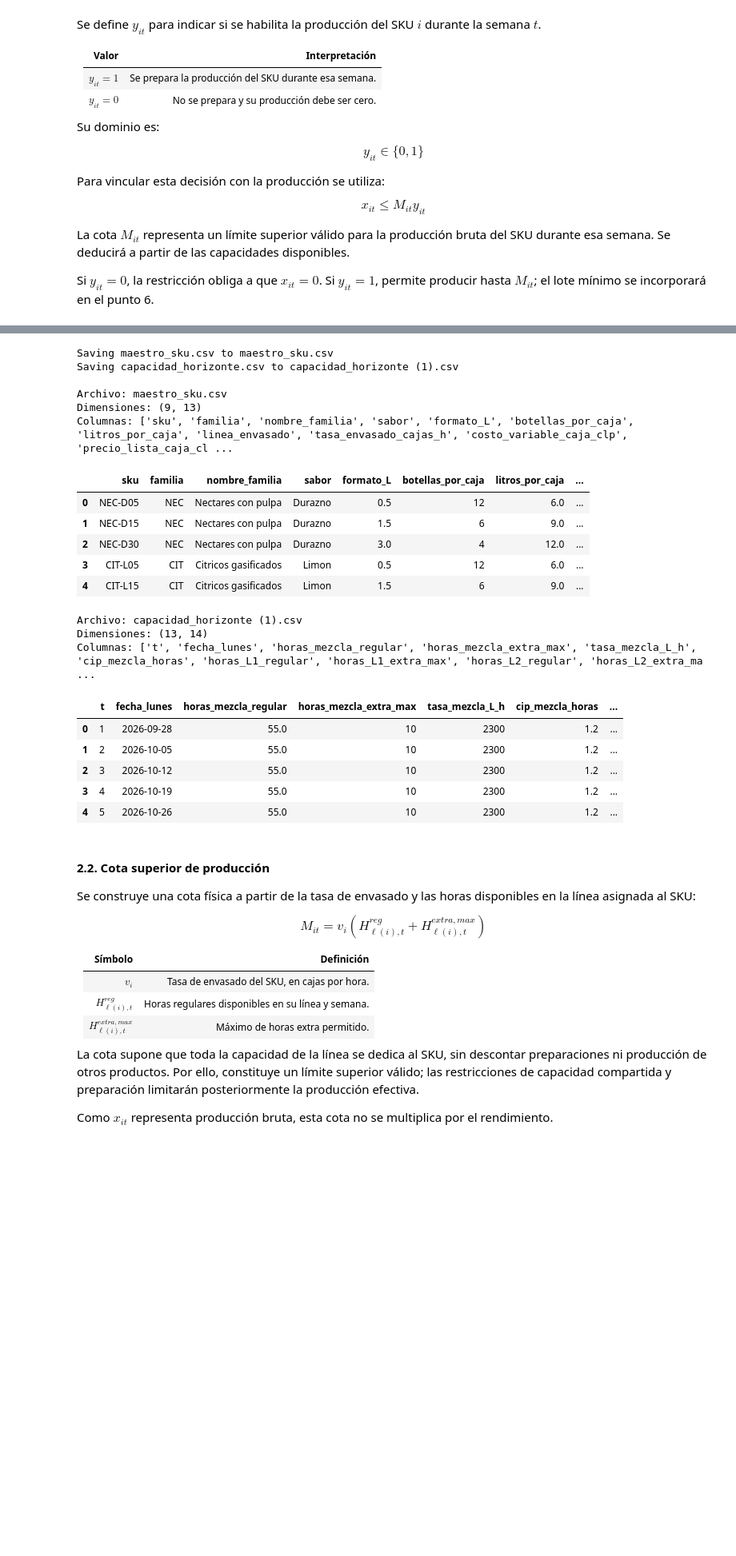
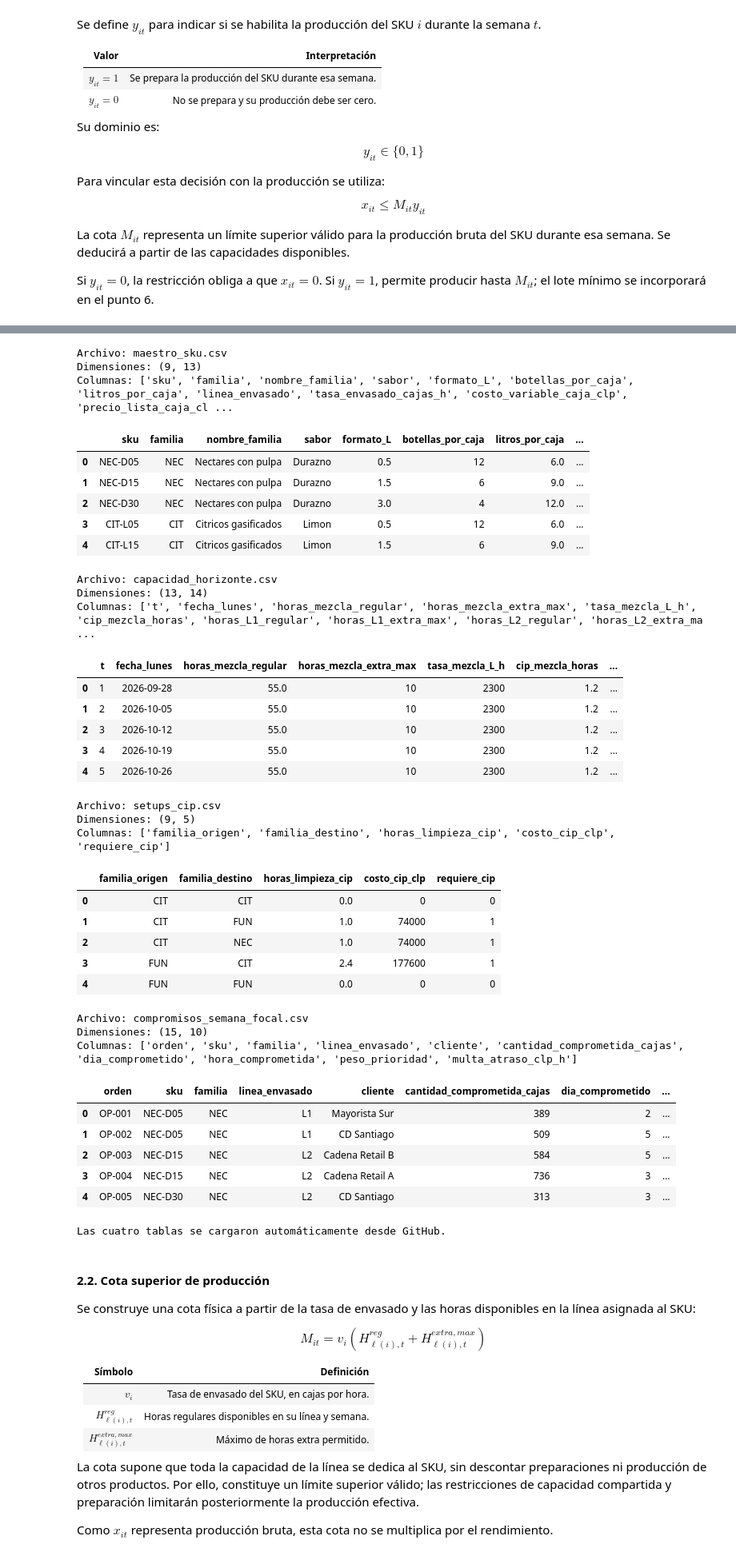
Before and after one commit to angelolucero-cloud/GO-Grupo-2, a Jupyter notebook: Entrega 2/Parte A Formulación/Entrega-2-Parte-A-Formulacion.ipynb, the cells around one changed output, grey strips where cells are left out. Shown at 80% size. Cells and saved outputs as stored; diff of their text form; code cells hidden in the pictures; blank space fills up the shorter version.

Commit message:
Automatizar carga de datos desde GitHub

```diff
--- a/Entrega 2/Parte A Formulación/Entrega-2-Parte-A-Formulacion.ipynb
+++ b/Entrega 2/Parte A Formulación/Entrega-2-Parte-A-Formulacion.ipynb
@@ -109,0 +80,23 @@ Columnas:
+# %%
+import pandas as pd
+from urllib.parse import quote
+
+BASE_GITHUB = (
+    "https://raw.githubusercontent.com/"
+    "angelolucero-cloud/GO-Grupo-2/main/"
+)
+
+def cargar_csv(ruta):
+    url = BASE_GITHUB + quote(ruta, safe="/")
+    return pd.read_csv(url, encoding="utf-8-sig")
+
+tabla_traspaso = cargar_csv(
+    "Entrega 2/Parte A Formulación/tabla_traspaso_entrega2.csv"
+)
+
+print("Tabla de traspaso cargada automáticamente desde GitHub.")
+print("Dimensiones:", tabla_traspaso.shape)
+print("\nColumnas:")
+print(tabla_traspaso.columns.tolist())
+
+display(tabla_traspaso.head())
@@ -296,16 +298,23 @@ La cota $M_{it}$ representa un límite superior válido para la producción brut
 
 Si $y_{it}=0$, la restricción obliga a que $x_{it}=0$. Si $y_{it}=1$, permite producir hasta $M_{it}$; el lote mínimo se incorporará en el punto 6.
 # %%
-archivos_modelo = files.upload()
+nombres_tablas = [
+    "maestro_sku.csv",
+    "capacidad_horizonte.csv",
+    "setups_cip.csv",
+    "compromisos_semana_focal.csv"
+]
 
-tablas_modelo = {}
+tablas_modelo = {
+    nombre: cargar_csv(f"datos/{nombre}")
+    for nombre in nombres_tablas
+}
 
-for nombre, contenido in archivos_modelo.items():
-    tabla = pd.read_csv(io.BytesIO(contenido))
-    tablas_modelo[nombre] = tabla
-
+for nombre, tabla in tablas_modelo.items():
     print(f"\nArchivo: {nombre}")
     print("Dimensiones:", tabla.shape)
     print("Columnas:", tabla.columns.tolist())
     display(tabla.head())
+
+print("\nLas cuatro tablas se cargaron automáticamente desde GitHub.")
 # %% [output]
@@ -313,24 +321,40 @@ for nombre, contenido in archivos_modelo.items():
-Saving maestro_sku.csv to maestro_sku.csv
-Saving capacidad_horizonte.csv to capacidad_horizonte (1).csv
-
 Archivo: maestro_sku.csv
 Dimensiones: (9, 13)
 Columnas: ['sku', 'familia', 'nombre_familia', 'sabor', 'formato_L', 'botellas_por_caja', 'litros_por_caja', 'linea_envasado', 'tasa_envasado_cajas_h', 'costo_variable_caja_clp', 'precio_lista_caja_cl ...
 |  | sku | familia | nombre_familia | sabor | formato_L | botellas_por_caja | litros_por_caja | ... |
 | 0 | NEC-D05 | NEC | Nectares con pulpa | Durazno | 0.5 | 12 | 6.0 | ... |
 | 1 | NEC-D15 | NEC | Nectares con pulpa | Durazno | 1.5 | 6 | 9.0 | ... |
 | 2 | NEC-D30 | NEC | Nectares con pulpa | Durazno | 3.0 | 4 | 12.0 | ... |
 | 3 | CIT-L05 | CIT | Citricos gasificados | Limon | 0.5 | 12 | 6.0 | ... |
 | 4 | CIT-L15 | CIT | Citricos gasificados | Limon | 1.5 | 6 | 9.0 | ... |
-Archivo: capacidad_horizonte (1).csv
+Archivo: capacidad_horizonte.csv
 Dimensiones: (13, 14)
 Columnas: ['t', 'fecha_lunes', 'horas_mezcla_regular', 'horas_mezcla_extra_max', 'tasa_mezcla_L_h', 'cip_mezcla_horas', 'horas_L1_regular', 'horas_L1_extra_max', 'horas_L2_regular', 'horas_L2_extra_ma ...
 |  | t | fecha_lunes | horas_mezcla_regular | horas_mezcla_extra_max | tasa_mezcla_L_h | cip_mezcla_horas | ... |
 | 0 | 1 | 2026-09-28 | 55.0 | 10 | 2300 | 1.2 | ... |
 | 1 | 2 | 2026-10-05 | 55.0 | 10 | 2300 | 1.2 | ... |
 | 2 | 3 | 2026-10-12 | 55.0 | 10 | 2300 | 1.2 | ... |
 | 3 | 4 | 2026-10-19 | 55.0 | 10 | 2300 | 1.2 | ... |
 | 4 | 5 | 2026-10-26 | 55.0 | 10 | 2300 | 1.2 | ... |
+Archivo: setups_cip.csv
+Dimensiones: (9, 5)
+Columnas: ['familia_origen', 'familia_destino', 'horas_limpieza_cip', 'costo_cip_clp', 'requiere_cip']
+|  | familia_origen | familia_destino | horas_limpieza_cip | costo_cip_clp | requiere_cip |
+| 0 | CIT | CIT | 0.0 | 0 | 0 |
+| 1 | CIT | FUN | 1.0 | 74000 | 1 |
+| 2 | CIT | NEC | 1.0 | 74000 | 1 |
+| 3 | FUN | CIT | 2.4 | 177600 | 1 |
+| 4 | FUN | FUN | 0.0 | 0 | 0 |
+Archivo: compromisos_semana_focal.csv
+Dimensiones: (15, 10)
+Columnas: ['orden', 'sku', 'familia', 'linea_envasado', 'cliente', 'cantidad_comprometida_cajas', 'dia_comprometido', 'hora_comprometida', 'peso_prioridad', 'multa_atraso_clp_h']
+|  | orden | sku | familia | linea_envasado | cliente | cantidad_comprometida_cajas | dia_comprometido | ... |
+| 0 | OP-001 | NEC-D05 | NEC | L1 | Mayorista Sur | 389 | 2 | ... |
+| 1 | OP-002 | NEC-D05 | NEC | L1 | CD Santiago | 509 | 5 | ... |
+| 2 | OP-003 | NEC-D15 | NEC | L2 | Cadena Retail B | 584 | 5 | ... |
+| 3 | OP-004 | NEC-D15 | NEC | L2 | Cadena Retail A | 736 | 3 | ... |
+| 4 | OP-005 | NEC-D30 | NEC | L2 | CD Santiago | 313 | 3 | ... |
+Las cuatro tablas se cargaron automáticamente desde GitHub.
 # %% [markdown]
 #### 2.2. Cota superior de producción
 
```
Also changed, not shown: parts of 7 cells of this notebook.
